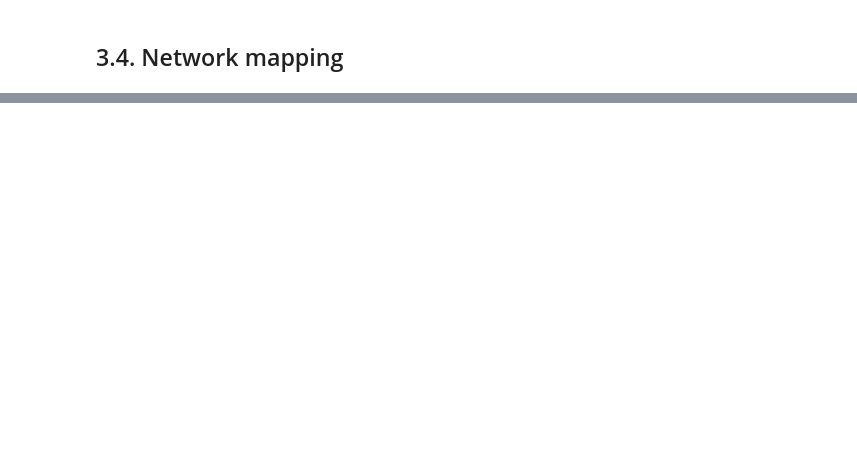
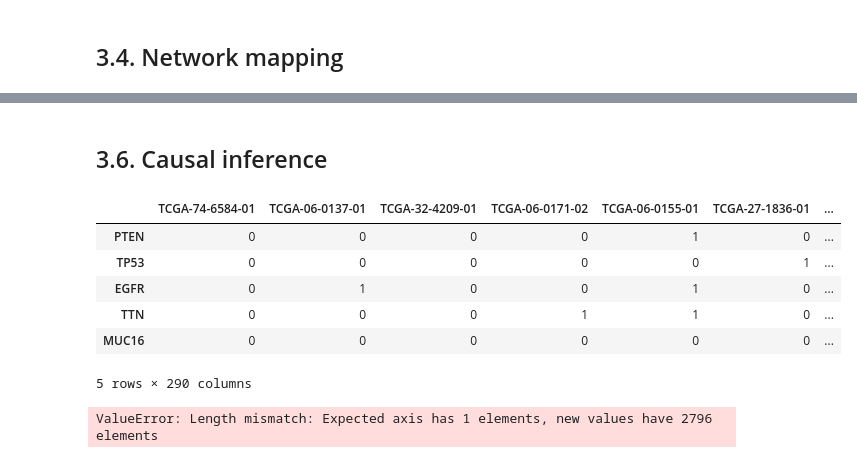
Before and after one commit to adelomana/PSL, a Jupyter notebook: GBM/src/network.inference.2019.04.30/miner/src/ALO.GBM.notebook.ipynb, the cells around one changed output, grey strips where cells are left out. Saved outputs shown, nothing was run; the diff lists cells and outputs as text; code cells hidden in the pictures; blank space fills up the shorter version.

```diff
--- a/GBM/src/network.inference.2019.04.30/miner/src/ALO.GBM.notebook.ipynb
+++ b/GBM/src/network.inference.2019.04.30/miner/src/ALO.GBM.notebook.ipynb
@@ -162,0 +318,28 @@ Inferred network with 2796 regulons, 404 regulators, and 6351 co-regulated genes
+# %% [markdown]
+## 3.6. Causal inference
+# %%
+# Load mutation matrices
+common_mutations_file = "/Volumes/omics4tb2/alomana/projects/PSL/GBM/data/mutations/mutations.GBM.TCGA.2019.04.30.csv"
+common_mutations = pandas.read_csv(common_mutations_file,index_col=0,header=0)
+# %%
+common_mutations.head()
+# %% [output]
+|  | TCGA-74-6584-01 | TCGA-06-0137-01 | TCGA-32-4209-01 | TCGA-06-0171-02 | TCGA-06-0155-01 | TCGA-27-1836-01 | ... |
+| PTEN | 0 | 0 | 0 | 0 | 1 | 0 | ... |
+| TP53 | 0 | 0 | 0 | 0 | 0 | 1 | ... |
+| EGFR | 0 | 1 | 0 | 0 | 1 | 0 | ... |
+| TTN | 0 | 0 | 0 | 1 | 1 | 0 | ... |
+| MUC16 | 0 | 0 | 0 | 0 | 0 | 0 | ... |
+5 rows × 290 columns
+# %%
+# Perform causal analysis for each mutation matrix
+mut_matrix = common_mutations.copy()
+miner.causalNetworkAnalysis(regulon_matrix=regulonDf.copy(),expression_matrix=expressionData.copy(),reference_matrix=eigengenes.copy(),mutation_matrix=mut_matrix,resultsDirectory=os.path.join(resultsDirectory,"causal_analysis"),minRegulons=1,significance_threshold=0.05,causalFolder="causal_results_common_mutations")
+
+# compile all causal results
+causal_directory = os.path.join(resultsDirectory,"causal_analysis")
+causal_results = miner.readCausalFiles(causal_directory)
+causal_results.to_csv(os.path.join(resultsDirectory,"completeCausalResults.csv"))
+causal_results.head()
+# %% [output]
+ValueError: Length mismatch: Expected axis has 1 elements, new values have 2796 elements
```
Also changed, not shown: parts of 10 cells of this notebook.
